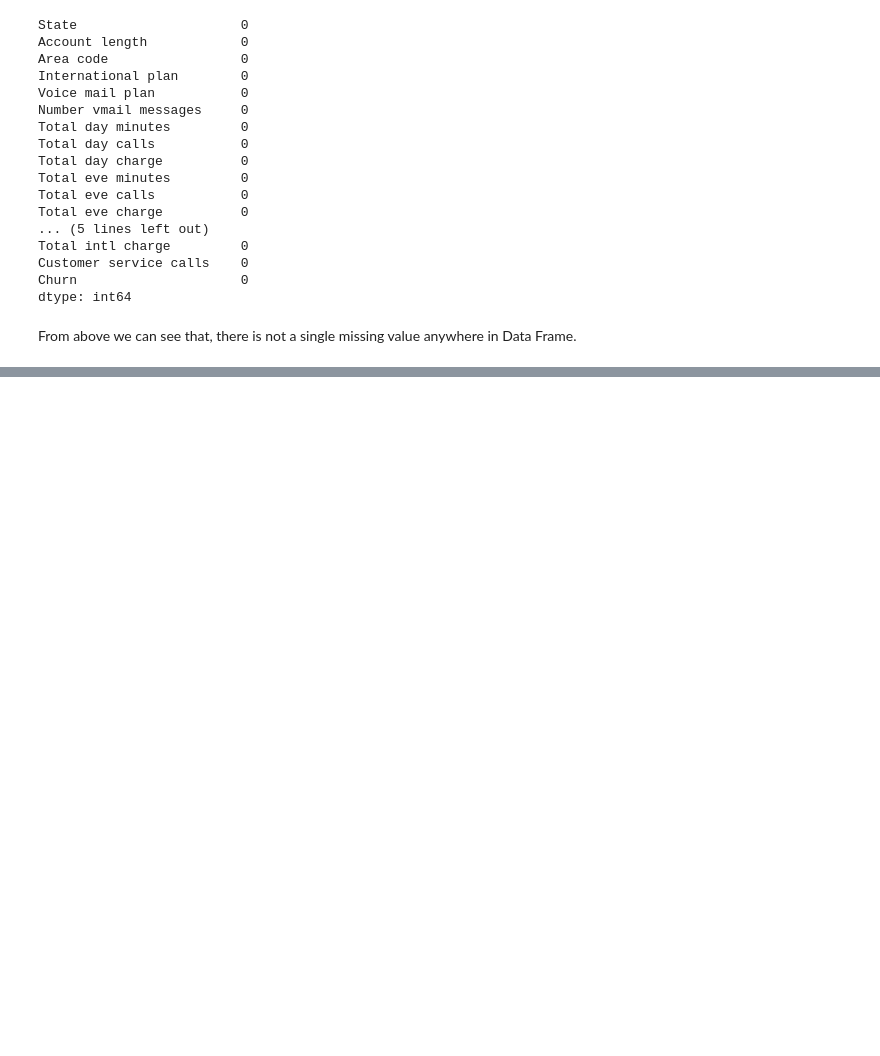
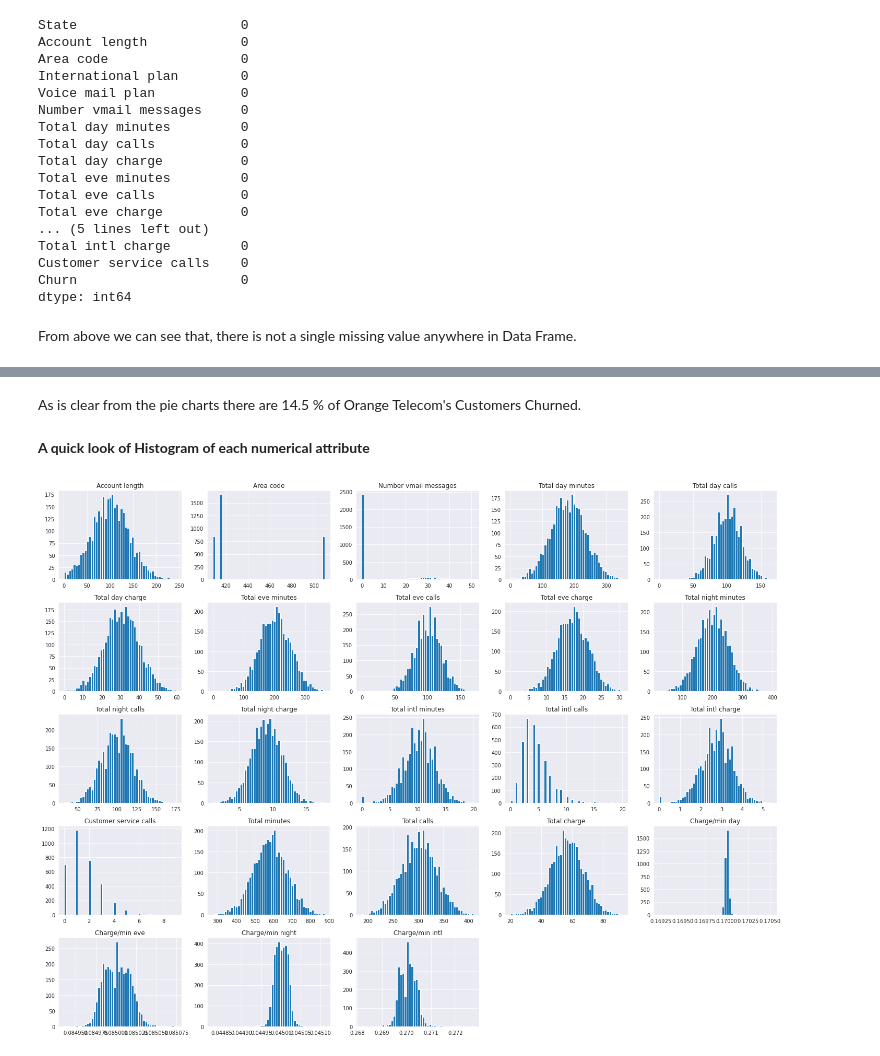
Before and after one commit to Gaurav2912/Telecom-Churn-Analysis---Capstone-Project, a Jupyter notebook: Telecom_Churn_Analysis_Capstone_Project.ipynb, the cells around one changed output, grey strips where cells are left out. Saved outputs shown, nothing was run; the diff lists cells and outputs as text; code cells hidden in the pictures; blank space fills up the shorter version.

```diff
--- a/Telecom_Churn_Analysis_Capstone_Project.ipynb
+++ b/Telecom_Churn_Analysis_Capstone_Project.ipynb
@@ -104,3 +287,14 @@ object type, int tp
+# %% [markdown]
+As is clear from the pie charts there are 14.5 % of Orange Telecom's Customers  Churned.
+# %% [markdown]
+**A quick look of Histogram of each numerical attribute**
+# %%
+df.hist(bins= 50, figsize= (20,15))
+plt.title("Histogram for each numerical attribute.", fontsize= 18)
+plt.tight_layout()
+plt.show()
+# %% [output]
+[figure, added]
 # %%
 df.info()
 # %% [output]
```
Also changed, not shown: parts of 35 cells of this notebook.
